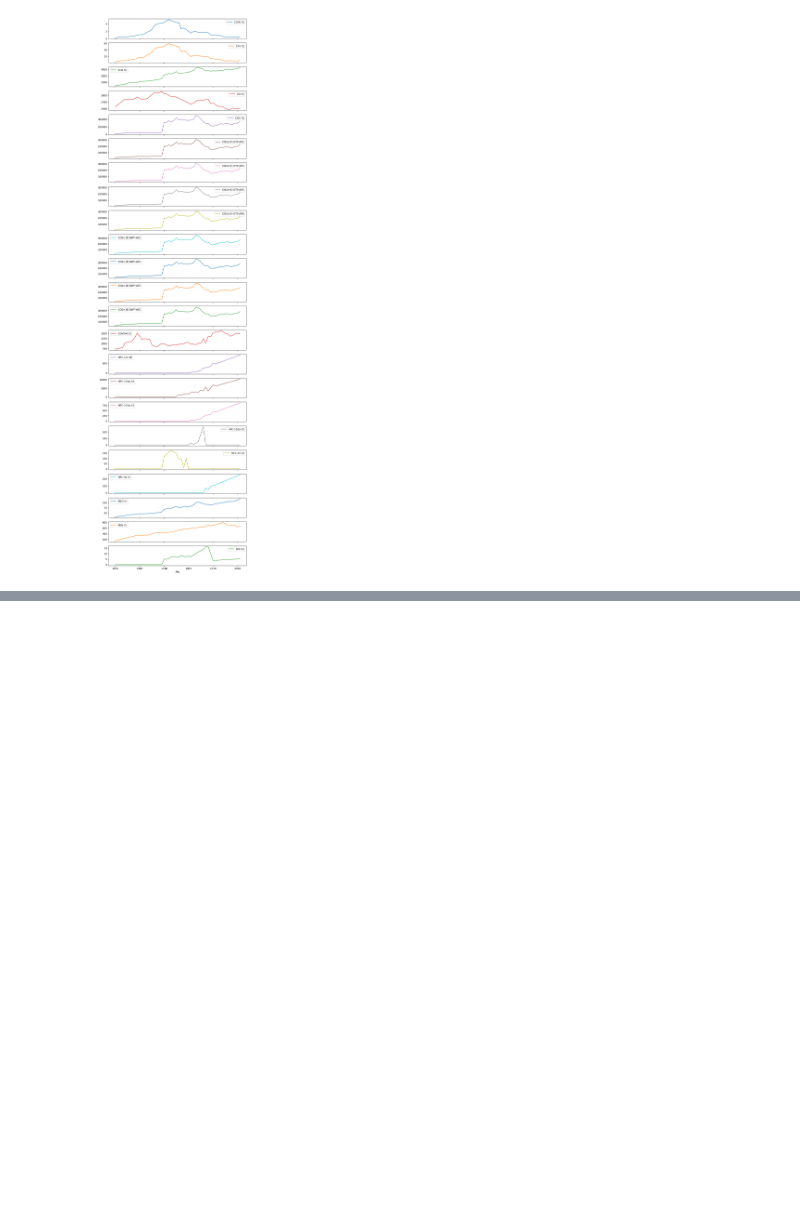
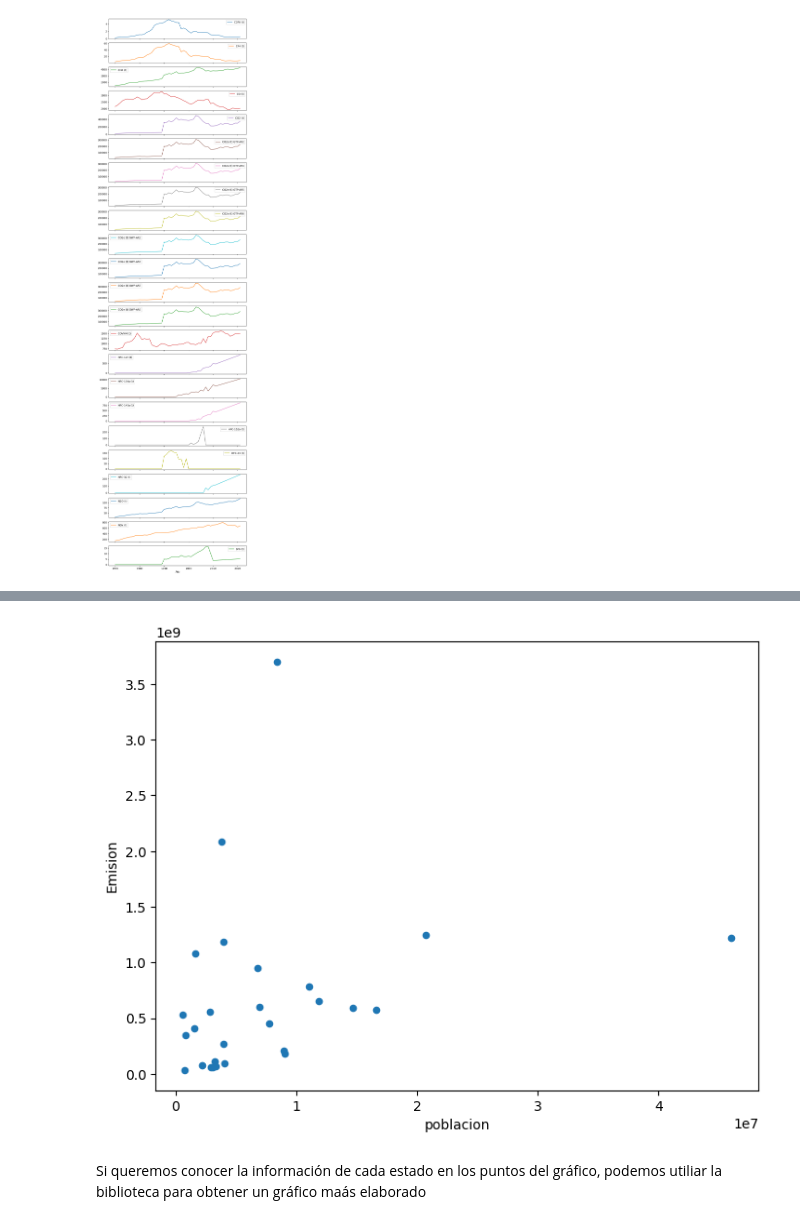
Before and after one commit to Luis1g/Panda_Agrupamiento, a Jupyter notebook: Selec_agrupamiento_de_datos_con_pandas.ipynb, the cells around one changed output, grey strips where cells are left out. Drawn from its saved outputs; the diff is of its cells as text; code cells hidden in the pictures; blank space fills up the shorter version.

```diff
--- a/Selec_agrupamiento_de_datos_con_pandas.ipynb
+++ b/Selec_agrupamiento_de_datos_con_pandas.ipynb
@@ -588,0 +683,2 @@ promedio_emision_anual.plot(subplots=True, figsize= (10,40));
+# %%
+poblacion_estados = poblacion_estados.astype({"poblacion":"int64"})
@@ -588,0 +702,2 @@ promedio_emision_anual.plot(subplots=True, figsize= (10,40));
+# %%
+poblacion_estados = poblacion_estados.groupby("UF")[["poblacion"]].sum().reset_index()
@@ -588,0 +708,3 @@ promedio_emision_anual.plot(subplots=True, figsize= (10,40));
+# %%
+emisiones_estados = emisione_por_año[emisione_por_año["Año"] == 2021].groupby("Estado")[["Emision"]].sum().reset_index()
+emisiones_estados
@@ -588,0 +729,3 @@ promedio_emision_anual.plot(subplots=True, figsize= (10,40));
+# %%
+datos_agrupados = pd.merge(emisiones_estados, poblacion_estados, left_on="Estado", right_on="UF")
+datos_agrupados
@@ -588,0 +750,6 @@ promedio_emision_anual.plot(subplots=True, figsize= (10,40));
+# %%
+datos_agrupados.plot(x="poblacion", y ="Emision", kind= "scatter", figsize=(8,6));
+# %% [output]
+[figure, added]
+# %% [markdown]
+Si queremos conocer la información de cada estado en los puntos del gráfico, podemos utiliar la biblioteca para obtener un gráfico maás elaborado
```
Also changed, not shown: parts of 21 cells of this notebook, 2 other files.
